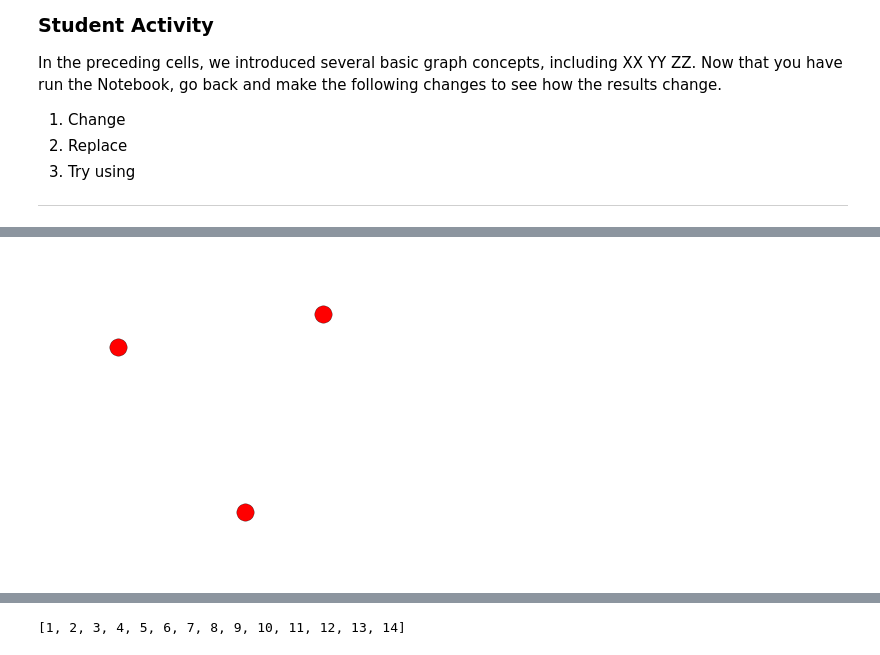
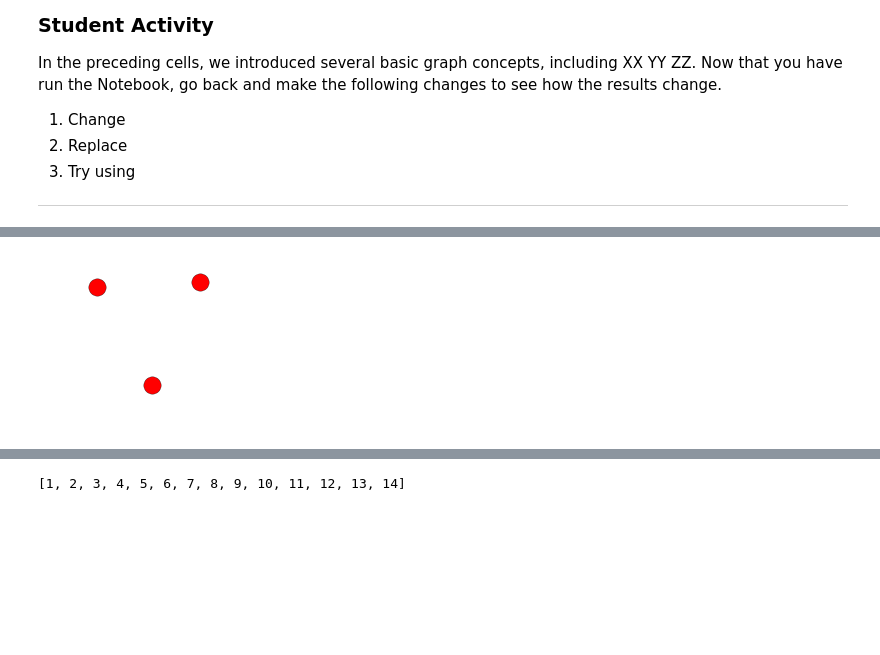
Before and after one commit to lcdm-uiuc/info490-sp16, a Jupyter notebook: Week10/notebooks/intro2na-gc.ipynb, the cells around one changed output, grey strips where cells are left out. Saved outputs shown, nothing was run; the diff lists cells and outputs as text; code cells hidden in the pictures; blank space fills up the shorter version.

```diff
--- a/Week10/notebooks/intro2na-gc.ipynb
+++ b/Week10/notebooks/intro2na-gc.ipynb
@@ -56,11 +56,11 @@ plt.show()
 # %%
 g.add_nodes_from([2, 3])
 
-plt.figure(figsize=(4,4))
+plt.figure(figsize=(2,2))
 nx.draw(g)
 plt.show()
 # %% [output]
-[figure, old version]
+[figure, new version]
 # %%
 g.add_nodes_from(range(4, 15))
 
```
Also changed, not shown: parts of 43 cells of this notebook, 3 other files.
